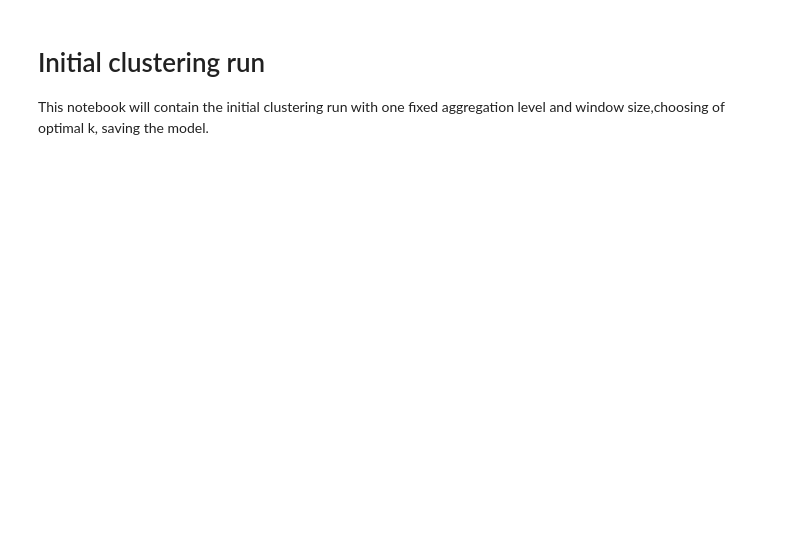
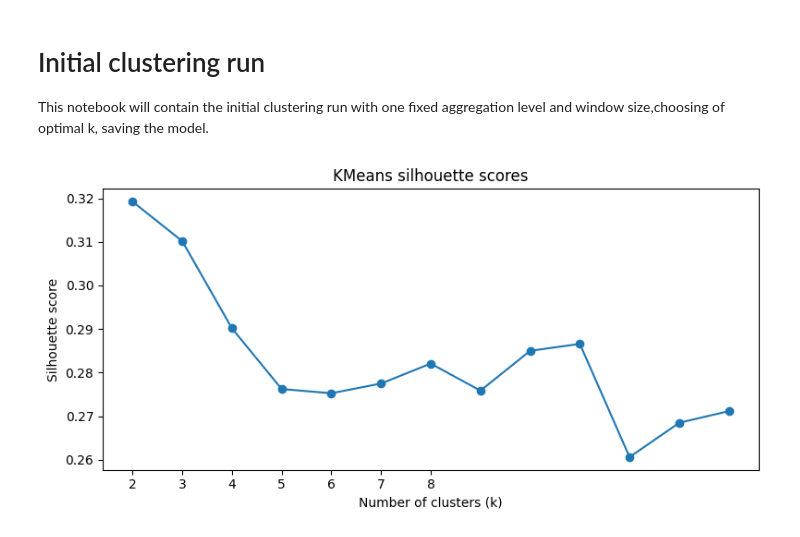
Before and after one commit to Tarun-Rajan99/MSc-Project, a Jupyter notebook: 03_working_notebooks/5) first_clustering_run.ipynb, the cells around one changed output. Cells and saved outputs as stored; diff of their text form; code cells hidden in the pictures; blank space fills up the shorter version.

```diff
--- a/03_working_notebooks/5) first_clustering_run.ipynb
+++ b/03_working_notebooks/5) first_clustering_run.ipynb
@@ -75,22 +75,22 @@ def cluster_preprocess(features_df,feature_cols,agg_hour_level,week):
     lb = (week - 1) * buckets_per_week
     ub = lb + buckets_per_week - 1
 
-    features_df = features_df.filter(pl.col('bucket').is_between(lb,ub))
+    features_week = features_df.filter(pl.col('bucket').is_between(lb,ub))
 
-    X = features_df.select(feature_cols).to_numpy()
+    X = features_week.select(feature_cols).to_numpy()
     scaler = StandardScaler()
     X_scaled = scaler.fit_transform(X)
 
-    return X_scaled
+    return features_week, X_scaled
 # %%
 # Process features
-X_scaled = cluster_preprocess(features_df,feature_cols,agg_hour_level,week = 1)
+features_week, X_scaled = cluster_preprocess(features_df,feature_cols,agg_hour_level,week = 1)
 # %%
 # FUNCTION - kmeans
 def fit_kmeans(k, Y):
     km = KMeans(n_clusters=k, random_state=42, n_init=10)
     labels = km.fit_predict(Y)
-    score = silhouette_score(Y, labels, random_state=42)
+    score = silhouette_score(Y, labels,sample_size= 5000, random_state=42)
     return k, score
 # %%
 # Run kmeans in parallel
@@ -100,13 +100,15 @@ silhouette_scores = dict(results)
 # %%
 # Silhoutte Plot
 plt.figure(figsize=(8, 4))
 plt.plot(list(silhouette_scores.keys()), list(silhouette_scores.values()), marker="o")
 plt.xlabel("Number of clusters (k)")
 plt.ylabel("Silhouette score")
-plt.title("KMeans silhouette scores)
+plt.title('KMeans silhouette scores')
 plt.xticks(list(range(2, 9)))
 plt.tight_layout()
 plt.show()
+# %% [output]
+[figure, added]
 # %%
 # Find best k
 best_k = max(silhouette_scores, key=silhouette_scores.get)
```
Also changed, not shown: parts of 1 cell of this notebook, 1 other file.
